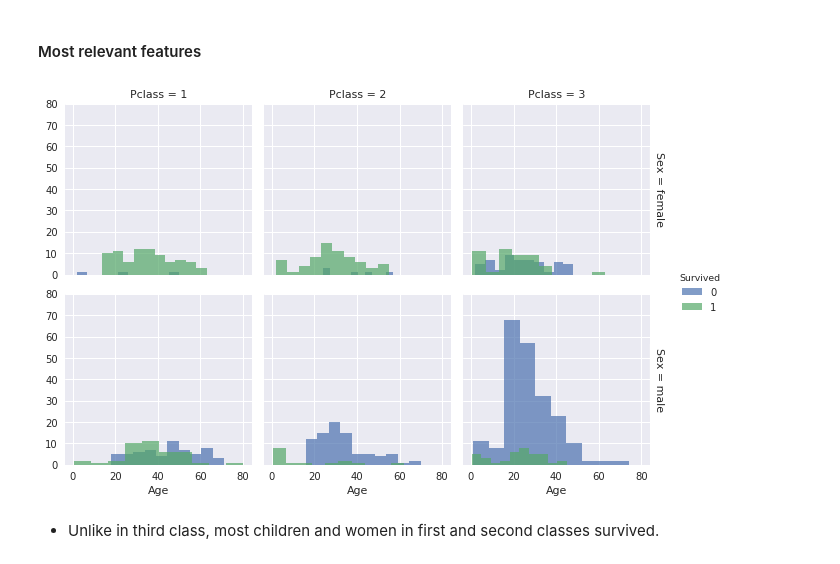
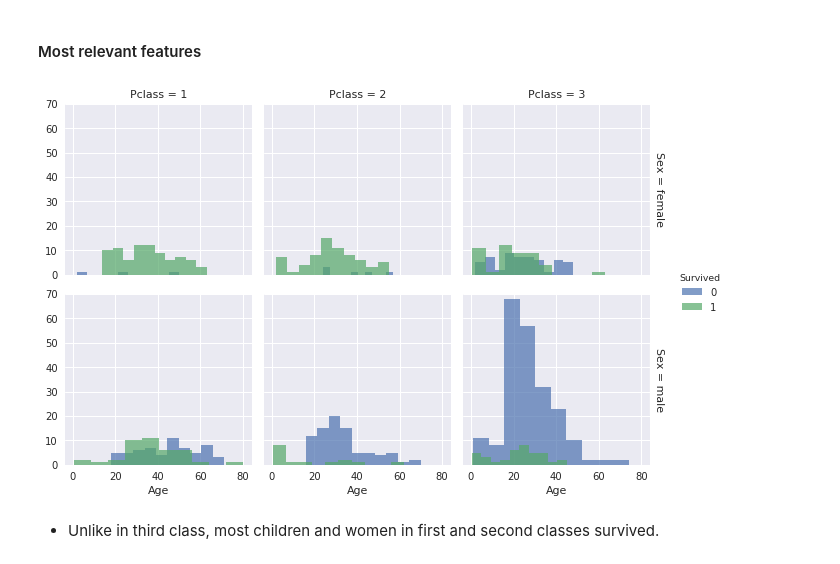
Before and after one commit to angelmtenor/data-science-keras, a Jupyter notebook: titanic.ipynb, the cells around one changed output. Cells and saved outputs as stored; diff of their text form; code cells hidden in the pictures.

```diff
--- a/titanic.ipynb
+++ b/titanic.ipynb
@@ -188,14 +188,14 @@ helper.show_correlation(df, target)
 # %%
 sns.FacetGrid(
     df, row="Sex", col="Pclass", hue="Survived", size=3, margin_titles=True).map(
         plt.hist, "Age", alpha=.7).add_legend()
-plt.ylim([0, 80]);
+plt.ylim([0, 70]);
 # df[['Title', 'Survived']].groupby(['Title'], as_index=False).mean().sort_values(
 #     by='Survived', ascending=False)
 # helper.show_target_vs_categorical(df.loc[(df['Age']<12) | (df['Sex']=='female')],
 #                                   target, categorical)
 # %% [output]
-[figure, old version]
+[figure, new version]
 # %% [markdown]
 -  Unlike in third class, most children and women in first and second classes survived.
 # %% [markdown]
```
Also changed, not shown: parts of 10 cells of this notebook, 2 other files.
